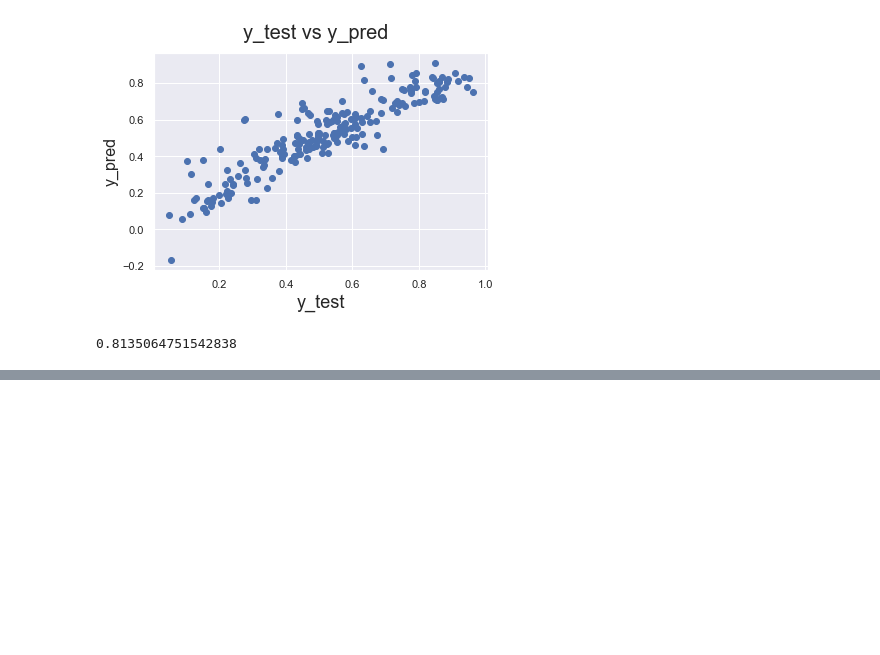
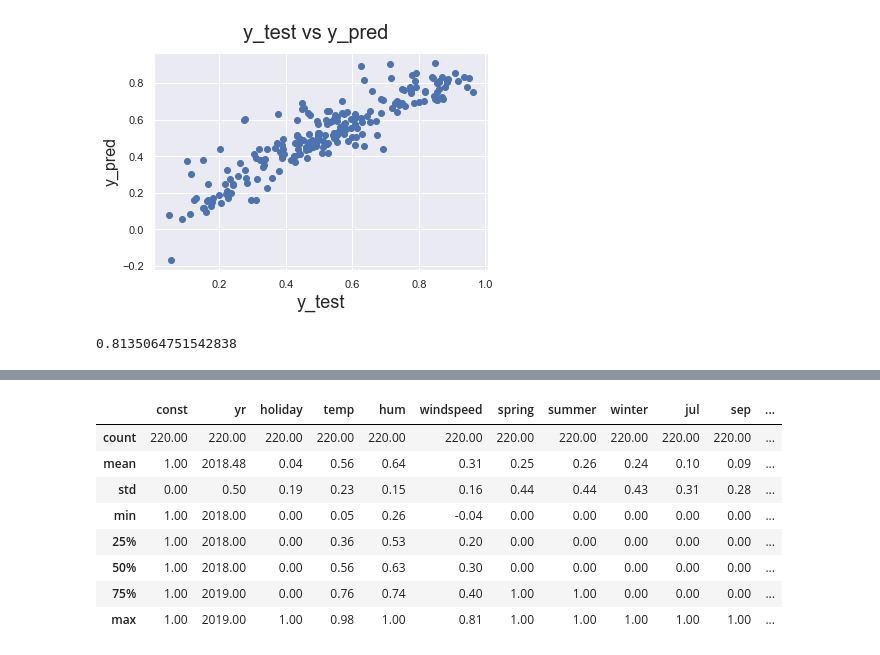
Before and after one commit to dicotips/BikeSharing_DemandPrediction_LinearRegression, a Jupyter notebook: LinearRegressionAssignment.ipynb, the cells around one changed output, grey strips where cells are left out. Saved outputs shown, nothing was run; the diff lists cells and outputs as text; code cells hidden in the pictures; blank space fills up the shorter version.

```diff
--- a/LinearRegressionAssignment.ipynb
+++ b/LinearRegressionAssignment.ipynb
@@ -947,0 +954,12 @@ NameError: name 'X_test_new' is not defined
+# %%
+final_model.describe()
+# %% [output]
+|  | const | yr | holiday | temp | hum | windspeed | spring | summer | winter | jul | sep | ... |
+| count | 220.00 | 220.00 | 220.00 | 220.00 | 220.00 | 220.00 | 220.00 | 220.00 | 220.00 | 220.00 | 220.00 | ... |
+| mean | 1.00 | 2018.48 | 0.04 | 0.56 | 0.64 | 0.31 | 0.25 | 0.26 | 0.24 | 0.10 | 0.09 | ... |
+| std | 0.00 | 0.50 | 0.19 | 0.23 | 0.15 | 0.16 | 0.44 | 0.44 | 0.43 | 0.31 | 0.28 | ... |
+| min | 1.00 | 2018.00 | 0.00 | 0.05 | 0.26 | -0.04 | 0.00 | 0.00 | 0.00 | 0.00 | 0.00 | ... |
+| 25% | 1.00 | 2018.00 | 0.00 | 0.36 | 0.53 | 0.20 | 0.00 | 0.00 | 0.00 | 0.00 | 0.00 | ... |
+| 50% | 1.00 | 2018.00 | 0.00 | 0.56 | 0.63 | 0.30 | 0.00 | 0.00 | 0.00 | 0.00 | 0.00 | ... |
+| 75% | 1.00 | 2019.00 | 0.00 | 0.76 | 0.74 | 0.40 | 1.00 | 1.00 | 0.00 | 0.00 | 0.00 | ... |
+| max | 1.00 | 2019.00 | 1.00 | 0.98 | 1.00 | 0.81 | 1.00 | 1.00 | 1.00 | 1.00 | 1.00 | ... |
```
Also changed, not shown: parts of 27 cells of this notebook.
